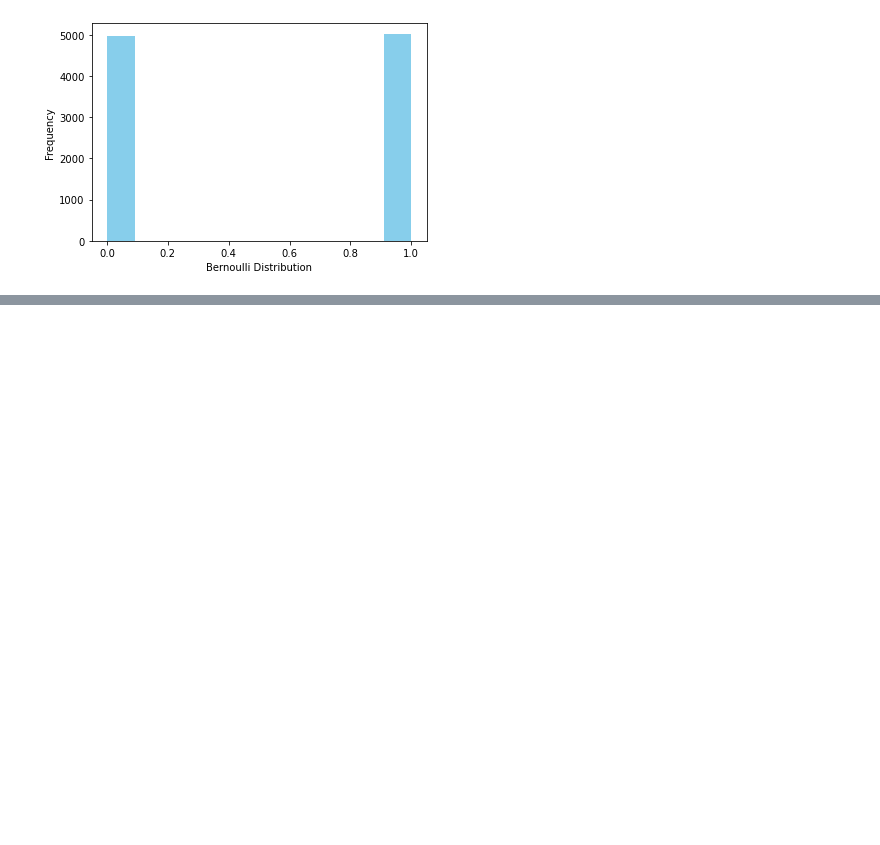
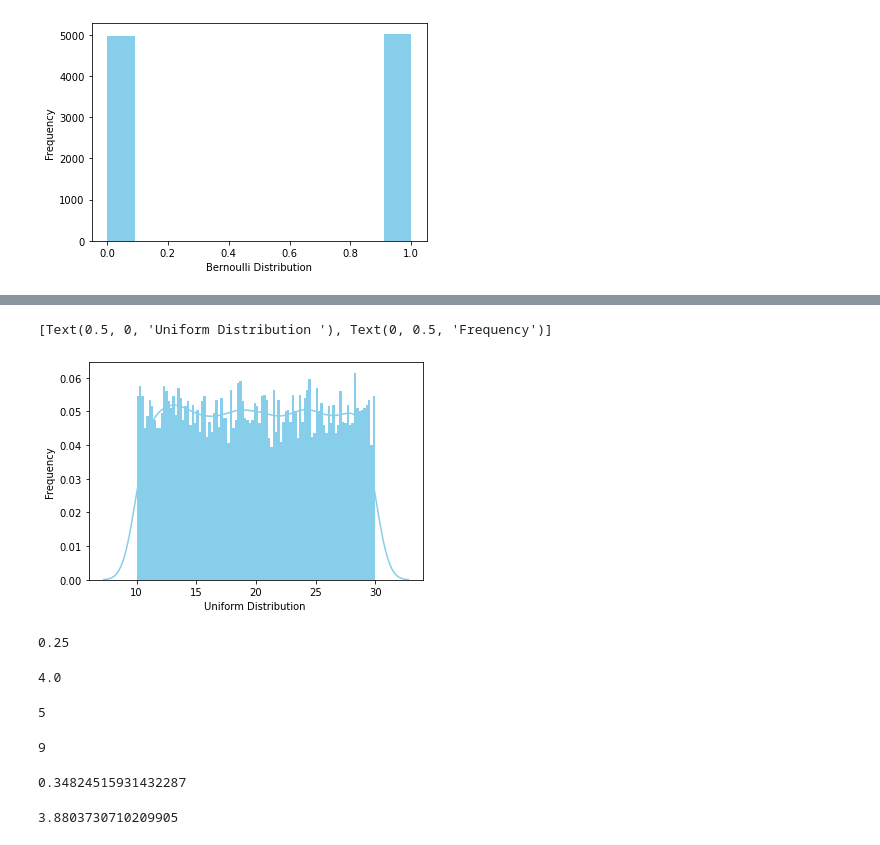
Before and after one commit to pappucode/datascience, a Jupyter notebook: python_distributions.ipynb, the cells around one changed output, grey strips where cells are left out. Saved outputs shown, nothing was run; the diff lists cells and outputs as text; code cells hidden in the pictures; blank space fills up the shorter version.

```diff
--- a/python_distributions.ipynb
+++ b/python_distributions.ipynb
@@ -17,0 +80,45 @@ ax.set(xlabel="Bernoulli Distribution", ylabel="Frequency")
+# %%
+from scipy.stats import uniform
+n = 10000
+start = 10
+width = 20
+data_uniform = uniform.rvs(size=n, loc = start, scale=width)
+
+ax = sns.distplot(data_uniform,
+                  bins=100,
+                  kde=True,
+                  color='skyblue',
+                  hist_kws={"linewidth": 15,'alpha':1})
+ax.set(xlabel='Uniform Distribution ', ylabel='Frequency')
+# %% [output]
+[Text(0.5, 0, 'Uniform Distribution '), Text(0, 0.5, 'Frequency')]
+[figure, added]
+# %%
+stats.uniform.cdf(x=2.5,   #Cutoff value (quantile) to check
+                  loc=0,   #Distribution start
+                  scale=10)#Distribution end
+# %% [output]
+0.25
+# %%
+stats.uniform.ppf(q=0.4,   #Probability cutoff
+                  loc=0,   #Distribution start
+                  scale=10)#Distribution end
+# %% [output]
+4.0
+# %%
+import random
+random.randint(0, 10)#Get a random integer in the specific range
+# %% [output]
+5
+# %%
+random.choice([2, 4, 6, 9])#Get a random element from a sequence
+# %% [output]
+9
+# %%
+random.random() #Get a real number between 0 to 1
+# %% [output]
+0.34824515931432287
+# %%
+random.uniform(0, 10)
+# %% [output]
+3.8803730710209905
```
Also changed, not shown: parts of 16 cells of this notebook.
